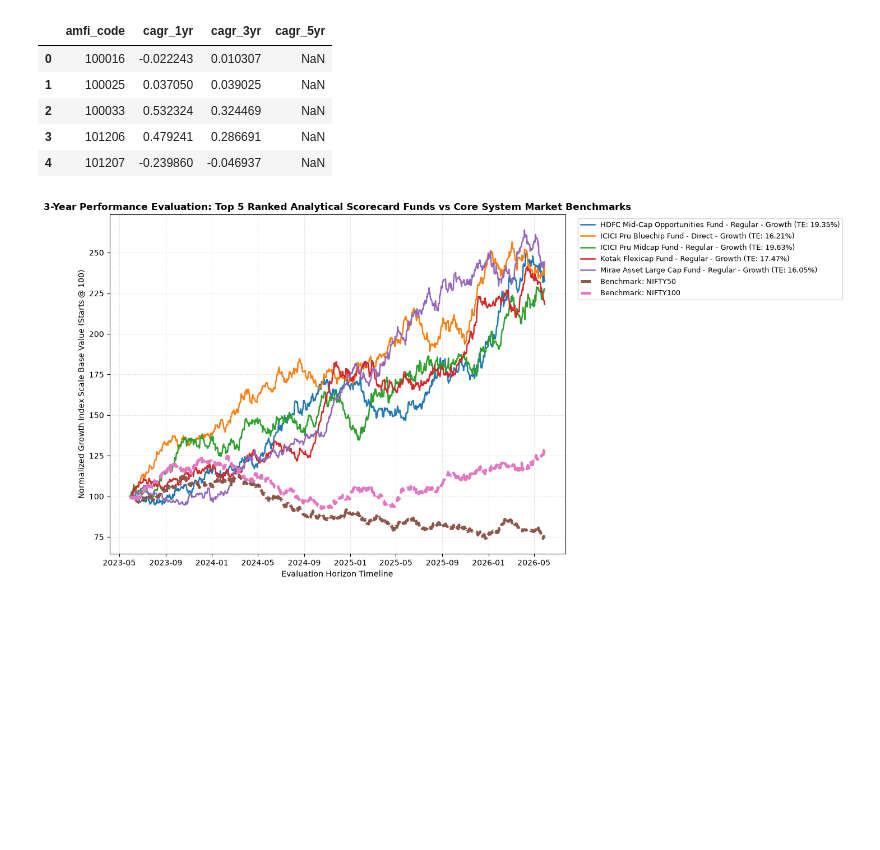
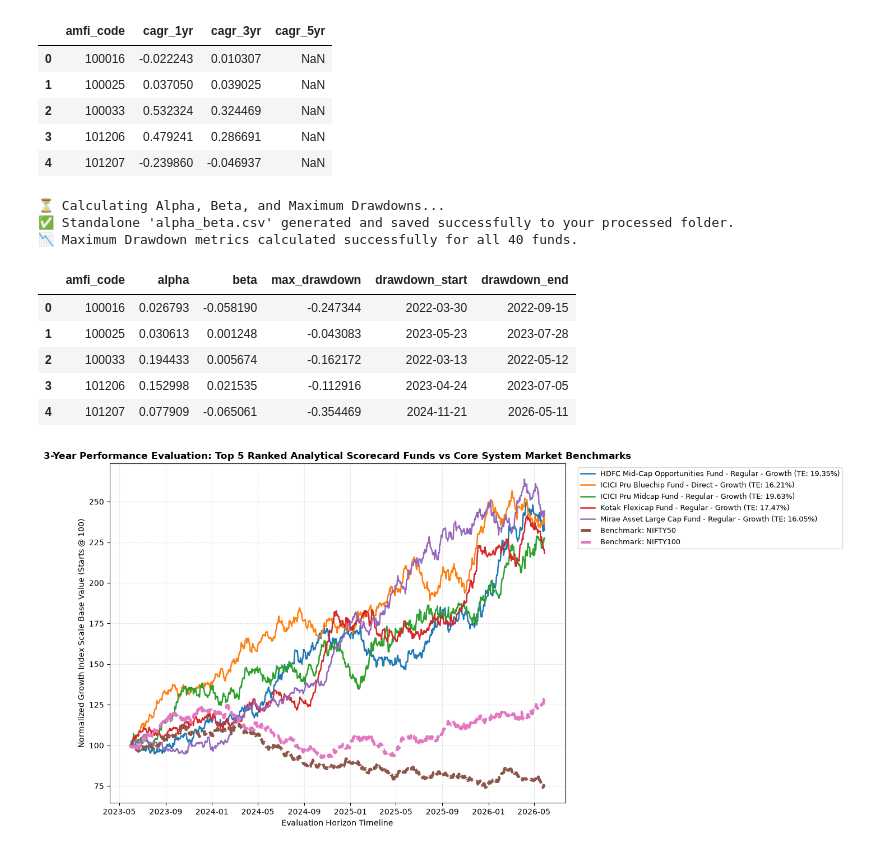
Before and after one commit to Yash-rev/capstone_proj, a Jupyter notebook: notebooks/performance_analytics.ipynb, the cells around one changed output. Drawn from its saved outputs; the diff is of its cells as text; code cells hidden in the pictures; blank space fills up the shorter version.

Commit message:
Quick fixces in fund_analytics.ipynb

```diff
--- a/notebooks/performance_analytics.ipynb
+++ b/notebooks/performance_analytics.ipynb
@@ -116,6 +116,7 @@ for amfi, group in df_nav.dropna(subset=['daily_return']).groupby('amfi_code'):
 df_risk_metrics = pd.DataFrame(risk_ratios)
 # %%
 # CELL 4: Regression Analysis & Drawdown Trajectories
+
 
 
 df_bench_pivot = df_bench.pivot(index='date', columns='index_name', values='close_value').sort_index()
@@ -124,46 +125,67 @@ df_bench_returns = df_bench_pivot.pct_change().dropna()
 regression_metrics = []
 drawdown_metrics = []
 
+print("⏳ Calculating Alpha, Beta, and Maximum Drawdowns...")
+
 for amfi, group in df_nav.dropna(subset=['daily_return']).groupby('amfi_code'):
+
 
     fund_series = group.set_index('date')['daily_return']
     aligned_market = pd.concat([fund_series, df_bench_returns['NIFTY100']], axis=1, join='inner').dropna()
     aligned_market.columns = ['fund', 'nifty100']
 
 
     if len(aligned_market) >= 30:
         beta, intercept, _, _, _ = stats.linregress(aligned_market['nifty100'], aligned_market['fund'])
         alpha = intercept * 252.0
     else:
         beta, alpha = np.nan, np.nan
 
     regression_metrics.append({'amfi_code': amfi, 'alpha': alpha, 'beta': beta})
 
 
-    sorted_group = group.sort_values('date').copy()
+    sorted_group = group.sort_values('date').copy().reset_index(drop=True)
     sorted_group['running_peak'] = sorted_group['nav'].cummax()
     sorted_group['drawdown_curve'] = (sorted_group['nav'] / sorted_group['running_peak']) - 1.0
 
     max_dd = sorted_group['drawdown_curve'].min()
-    trough_idx = sorted_group['drawdown_curve'].idxmin()
-    trough_date = sorted_group.loc[trough_idx, 'date']
 
 
-    peak_records = sorted_group.loc[:trough_idx]
-    peak_date = peak_records[peak_records['nav'] == sorted_group.loc[trough_idx, 'running_peak']]['date'].iloc[-1]
+    if not pd.isna(max_dd):
+        trough_idx = sorted_group['drawdown_curve'].idxmin()
+        trough_date = sorted_group.loc[trough_idx, 'date']
 
-    drawdown_metrics.append({
-        'amfi_code': amfi,
-        'max_drawdown': max_dd,
-        'drawdown_start': peak_date.strftime('%Y-%m-%d'),
-        'drawdown_end': trough_date.strftime('%Y-%m-%d')
-    })
+
+        peak_records = sorted_group.loc[:trough_idx]
+        peak_date = peak_records[peak_records['nav'] == sorted_group.loc[trough_idx, 'running_peak']]['date'].iloc[-1]
+
+        drawdown_metrics.append({
+            'amfi_code': amfi,
+            'max_drawdown': max_dd,
+            'drawdown_start': peak_date.strftime('%Y-%m-%d'),
+            'drawdown_end': trough_date.strftime('%Y-%m-%d')
+        })
+
 
 df_reg_final = pd.DataFrame(regression_metrics)
 df_dd_final = pd.DataFrame(drawdown_metrics)
 
 
 df_reg_final.to_csv("D:/capstone/data/processed/alpha_beta.csv", index=False)
+print("'alpha_beta.csv' generated and saved successfully to your processed folder.")
+print("Maximum Drawdown metrics calculated successfully for all 40 funds.")
+
+display(pd.merge(df_reg_final, df_dd_final, on='amfi_code').head())
+# %% [output]
+⏳ Calculating Alpha, Beta, and Maximum Drawdowns...
+✅ Standalone 'alpha_beta.csv' generated and saved successfully to your processed folder.
+📉 Maximum Drawdown metrics calculated successfully for all 40 funds.
+|  | amfi_code | alpha | beta | max_drawdown | drawdown_start | drawdown_end |
+| 0 | 100016 | 0.026793 | -0.058190 | -0.247344 | 2022-03-30 | 2022-09-15 |
+| 1 | 100025 | 0.030613 | 0.001248 | -0.043083 | 2023-05-23 | 2023-07-28 |
+| 2 | 100033 | 0.194433 | 0.005674 | -0.162172 | 2022-03-13 | 2022-05-12 |
+| 3 | 101206 | 0.152998 | 0.021535 | -0.112916 | 2023-04-24 | 2023-07-05 |
+| 4 | 101207 | 0.077909 | -0.065061 | -0.354469 | 2024-11-21 | 2026-05-11 |
 # %%
 # CELL 5: Composite Scorecard Calculations & Comparative Charting
 
```
Also changed, not shown: 15 other files.
